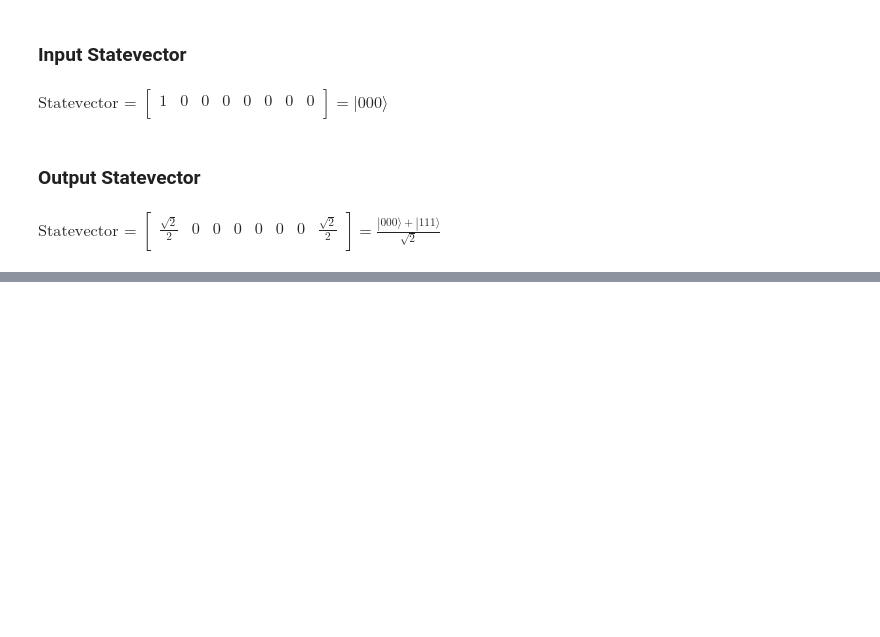
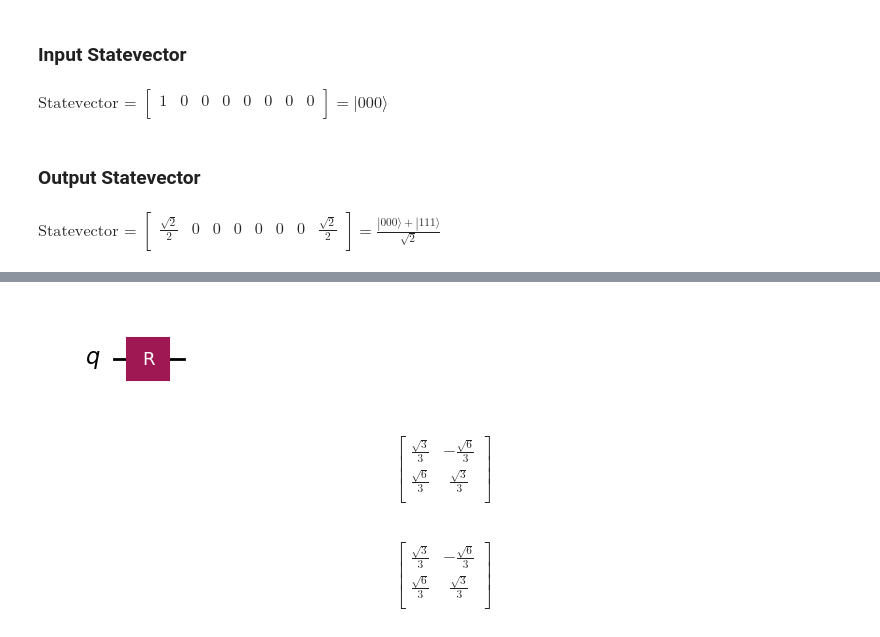
Before and after one commit to Fede802/QuantumComputing-Labs, a Jupyter notebook: lab1/Exercise1.ipynb, the cells around one changed output, grey strips where cells are left out. Saved outputs shown, nothing was run; the diff lists cells and outputs as text; code cells hidden in the pictures; blank space fills up the shorter version.

```diff
--- a/lab1/Exercise1.ipynb
+++ b/lab1/Exercise1.ipynb
@@ -471,0 +475,24 @@ $
+# %%
+qc = QuantumCircuit(1)
+rU = np.array([[1/np.sqrt(3), -np.sqrt(2/3)], [np.sqrt(2/3), 1/np.sqrt(3)]])
+custom_gate = UnitaryGate(rU, label="R")
+qc.append(custom_gate, [0])
+display(qc.draw(output='mpl'))
+display(hp.derive_unitary_matrix(qc))
+qc = QuantumCircuit(1)
+qc.ry(2*np.arccos(1/np.sqrt(3)), 0)
+display(hp.derive_unitary_matrix(qc))
+# %% [output]
+[figure, added]
+$$
+\begin{bmatrix}
+\frac{\sqrt{3}}{3} & - \frac{\sqrt{6}}{3}  \\
+ \frac{\sqrt{6}}{3} & \frac{\sqrt{3}}{3}  \\
+ \end{bmatrix}
+$$
+$$
+\begin{bmatrix}
+\frac{\sqrt{3}}{3} & - \frac{\sqrt{6}}{3}  \\
+ \frac{\sqrt{6}}{3} & \frac{\sqrt{3}}{3}  \\
+ \end{bmatrix}
+$$
```
Also changed, not shown: parts of 3 cells of this notebook, 1 other file.
